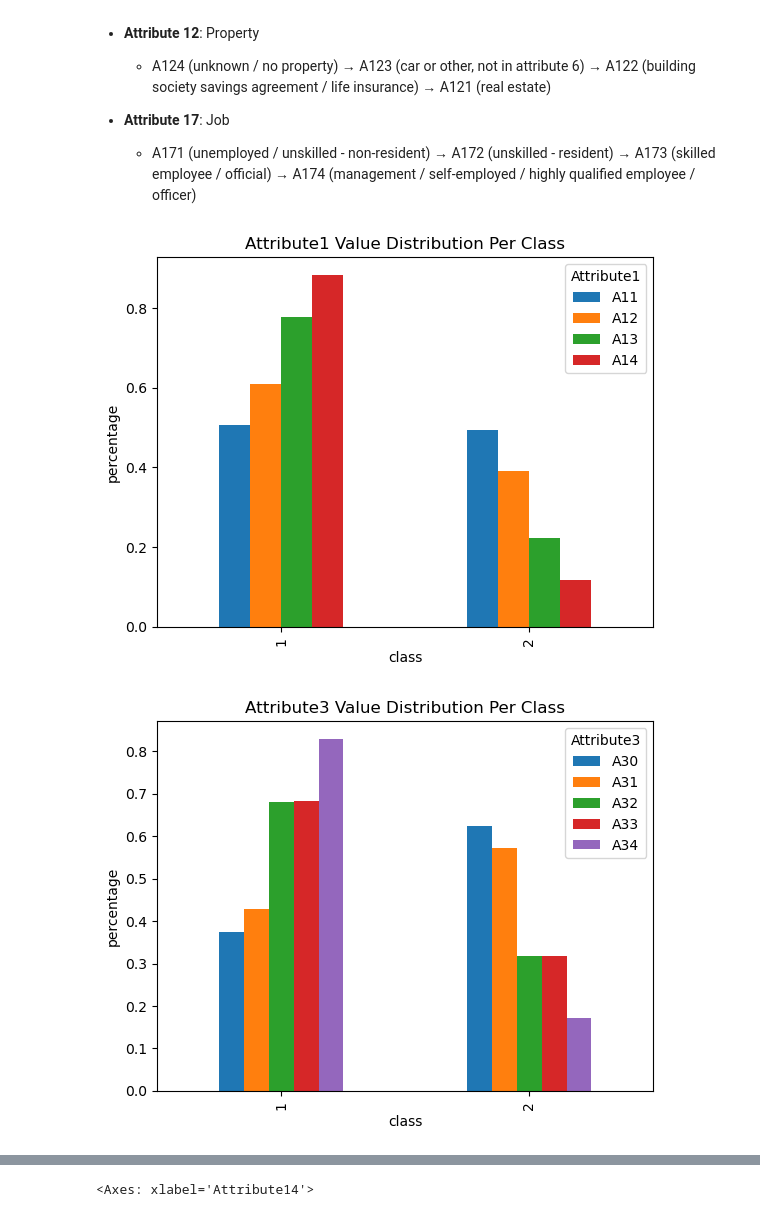
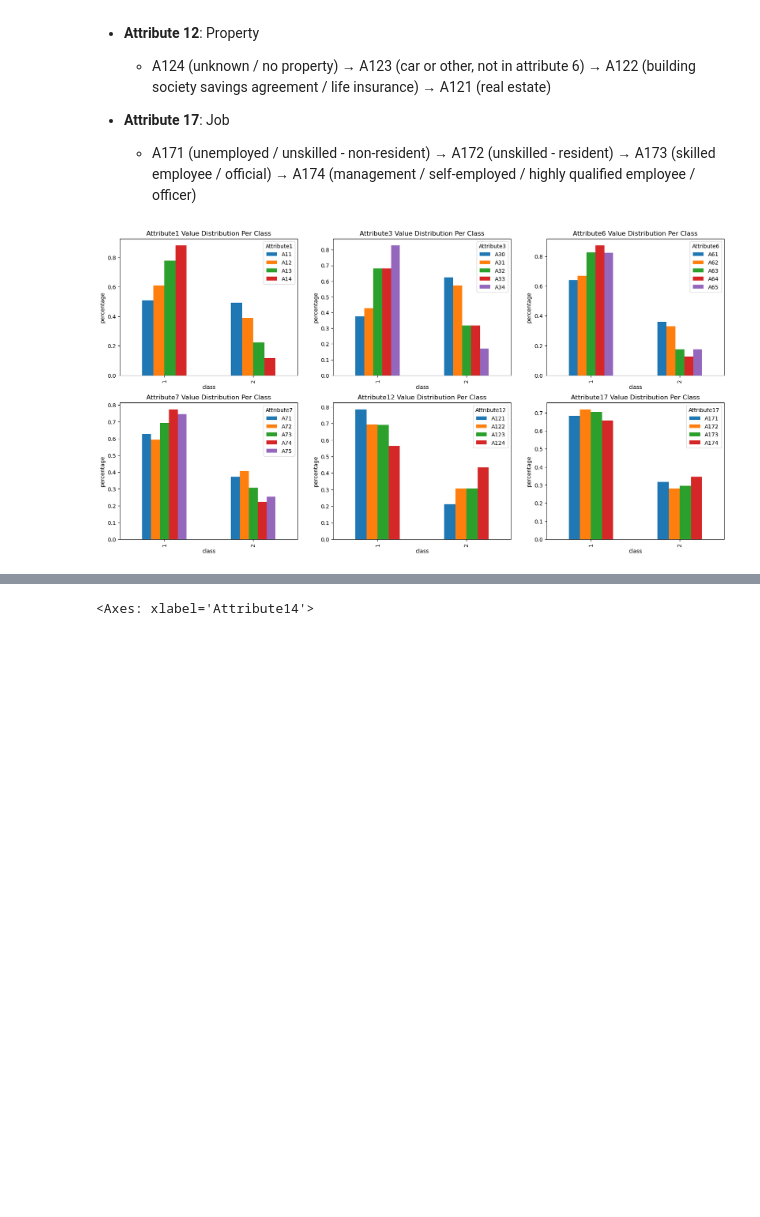
Before and after one commit to Syed-A-Naqvi/machine_learning, a Jupyter notebook: python_machine_learning/classification/k-NN/k-NN-classification.ipynb, the cells around one changed output, grey strips where cells are left out. Cells and saved outputs as stored; diff of their text form; code cells hidden in the pictures; blank space fills up the shorter version.

```diff
--- a/python_machine_learning/classification/k-NN/k-NN-classification.ipynb
+++ b/python_machine_learning/classification/k-NN/k-NN-classification.ipynb
@@ -130,16 +130,24 @@ display(german_data_X_encodings[['Attribute19', 'Attribute20']].value_counts().r
 - **Attribute 17**: Job
   - A171 (unemployed / unskilled - non-resident) → A172 (unskilled - resident) → A173 (skilled employee / official) → A174 (management / self-employed / highly qualified employee / officer)
 # %%
-fig, axes = plt.subplots(2,3)
+fig, axes = plt.subplots(2,3, figsize=(20,10))
 
 
-for a in ['Attribute1', 'Attribute3', 'Attribute6', 'Attribute7', 'Attribute12', 'Attribute17']:
+
+for i, a in enumerate(['Attribute1', 'Attribute3', 'Attribute6', 'Attribute7', 'Attribute12', 'Attribute17']):
+
+    row = i // 3
+    col = i % 3
+
+    ax = axes[row,col]
+
     grouped = pd.concat([german_data_X[a],german_data_Y], axis=1).groupby(['class',a]).size()
     attr_counts = german_data_X[a].value_counts()
     creditworthy_values = grouped.reset_index(name='count')
     creditworthy_values['percent_in_class'] = creditworthy_values.apply(lambda x: x['count']/attr_counts[x[a]], axis=1)
-    creditworthy_values.pivot(index='class', columns=a, values='percent_in_class').plot(kind='bar', title=f"{a} Value Distribution Per Class", xlabel='class', ylabel="percentage",
-                                                                                        legend=True)
+    creditworthy_values.pivot(index='class', columns=a, values='percent_in_class').plot(kind='bar', title=f"{a} Value Distribution Per Class",
+                                                                                        xlabel='class', ylabel="percentage", ax=ax, legend=True)
+
+plt.show()
 # %% [output]
-[figure, old version]
+[figure, new version]
-[figure, removed]
```
Also changed, not shown: parts of 3 cells of this notebook, 15 other files.
